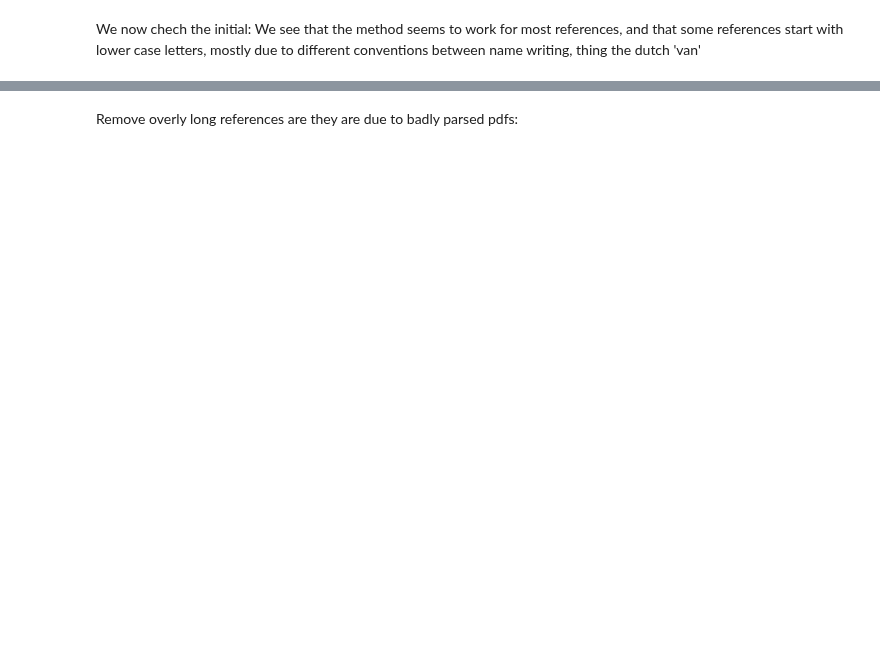
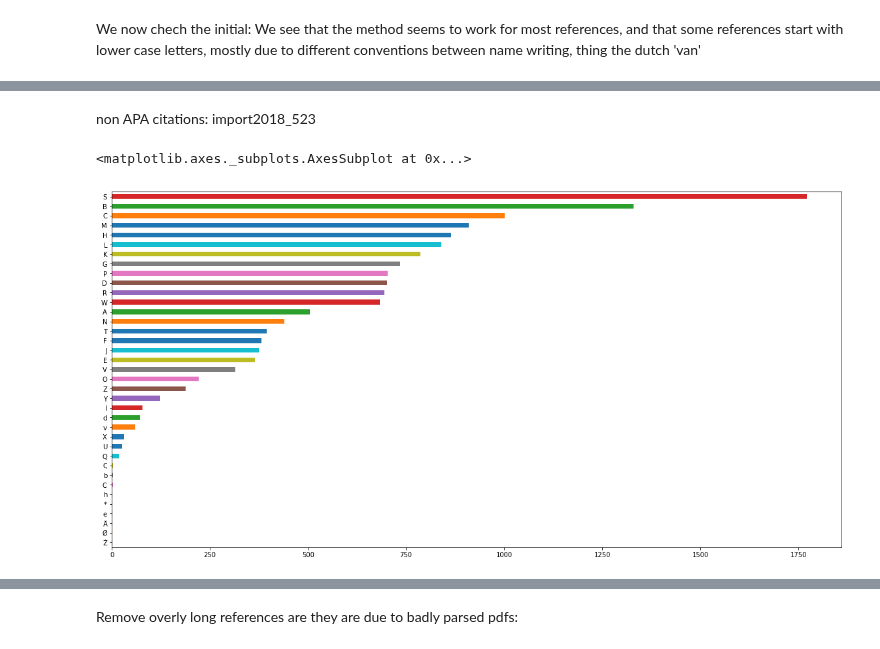
Before and after one commit to nourabassi/semester-project, a Jupyter notebook: Parsing Explained/Extracting references.ipynb, the cells around one changed output, grey strips where cells are left out. Saved outputs shown, nothing was run; the diff lists cells and outputs as text; code cells hidden in the pictures; blank space fills up the shorter version.

```diff
--- a/Parsing Explained/Extracting references.ipynb
+++ b/Parsing Explained/Extracting references.ipynb
@@ -307,3 +395,11 @@ Name: initial, dtype: int64
+# %% [markdown]
+non APA citations: import2018_523
+# %%
+plt.figure(figsize=(20, 10))
+references_df.initial.value_counts().sort_values(ascending=True).plot(kind='barh')
+# %% [output]
+<matplotlib.axes._subplots.AxesSubplot at 0x...>
+[figure, added]
 # %%
 #also correctly parsed i, e are fine, a are not too bad, leave it
 #only very few references are incorrect if they start by lowercase. we accept this
```
Also changed, not shown: parts of 52 cells of this notebook.
